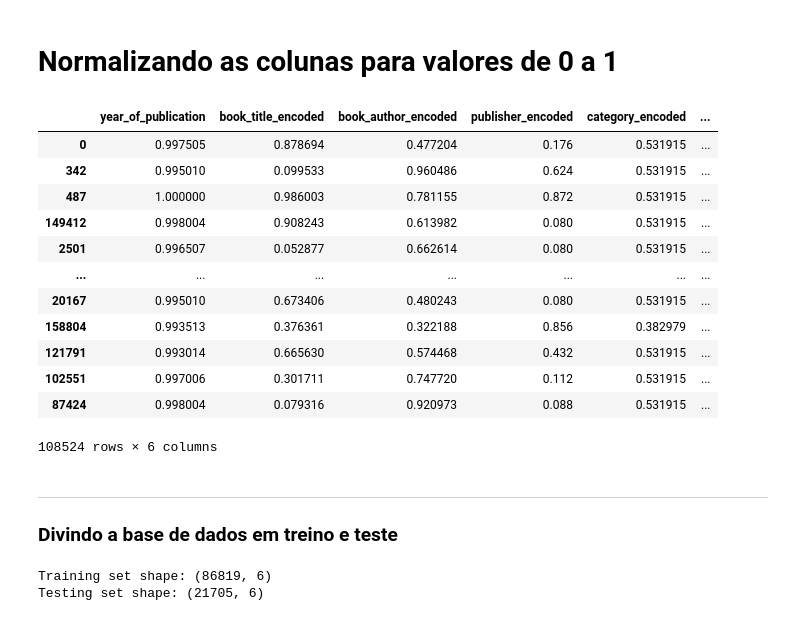
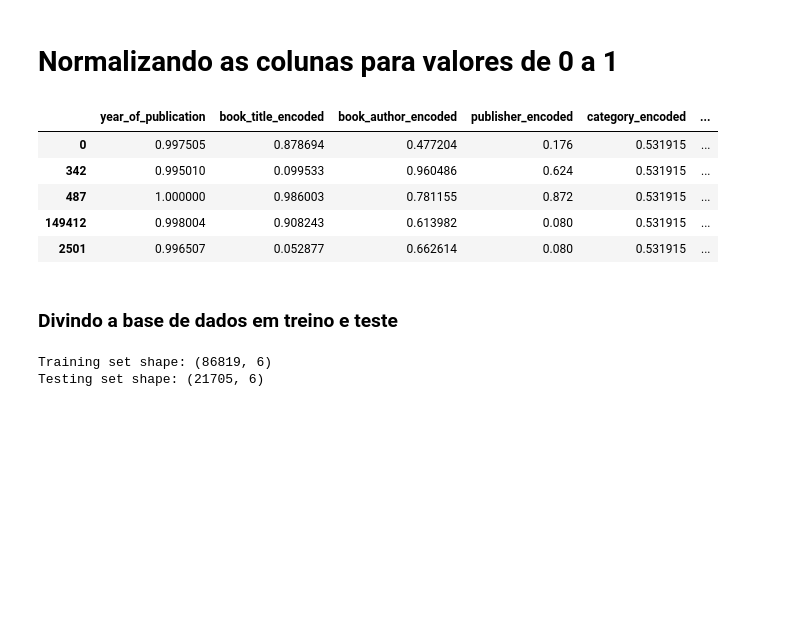
Before and after one commit to joaopcvieira/CMC-13, a Jupyter notebook: main.ipynb, the cells around one changed output. Saved outputs shown, nothing was run; the diff lists cells and outputs as text; code cells hidden in the pictures; blank space fills up the shorter version.

```diff
--- a/main.ipynb
+++ b/main.ipynb
@@ -290,23 +288,15 @@ dataset_encoded
 # %%
 dataset_encoded = dataset_encoded/dataset_encoded.max()
 dataset_encoded['rating'] = dataset['rating']
-dataset_encoded
+dataset_encoded.head()
 # %% [output]
 |  | year_of_publication | book_title_encoded | book_author_encoded | publisher_encoded | category_encoded | ... |
 | 0 | 0.997505 | 0.878694 | 0.477204 | 0.176 | 0.531915 | ... |
 | 342 | 0.995010 | 0.099533 | 0.960486 | 0.624 | 0.531915 | ... |
 | 487 | 1.000000 | 0.986003 | 0.781155 | 0.872 | 0.531915 | ... |
 | 149412 | 0.998004 | 0.908243 | 0.613982 | 0.080 | 0.531915 | ... |
 | 2501 | 0.996507 | 0.052877 | 0.662614 | 0.080 | 0.531915 | ... |
-| ... | ... | ... | ... | ... | ... | ... |
-| 20167 | 0.995010 | 0.673406 | 0.480243 | 0.080 | 0.531915 | ... |
-| 158804 | 0.993513 | 0.376361 | 0.322188 | 0.856 | 0.382979 | ... |
-| 121791 | 0.993014 | 0.665630 | 0.574468 | 0.432 | 0.531915 | ... |
-| 102551 | 0.997006 | 0.301711 | 0.747720 | 0.112 | 0.531915 | ... |
-| 87424 | 0.998004 | 0.079316 | 0.920973 | 0.088 | 0.531915 | ... |
-108524 rows × 6 columns
 # %% [markdown]
----
 ### Divindo a base de dados em treino e teste
 # %%
 from sklearn.model_selection import train_test_split
```
Also changed, not shown: parts of 9 cells of this notebook.
